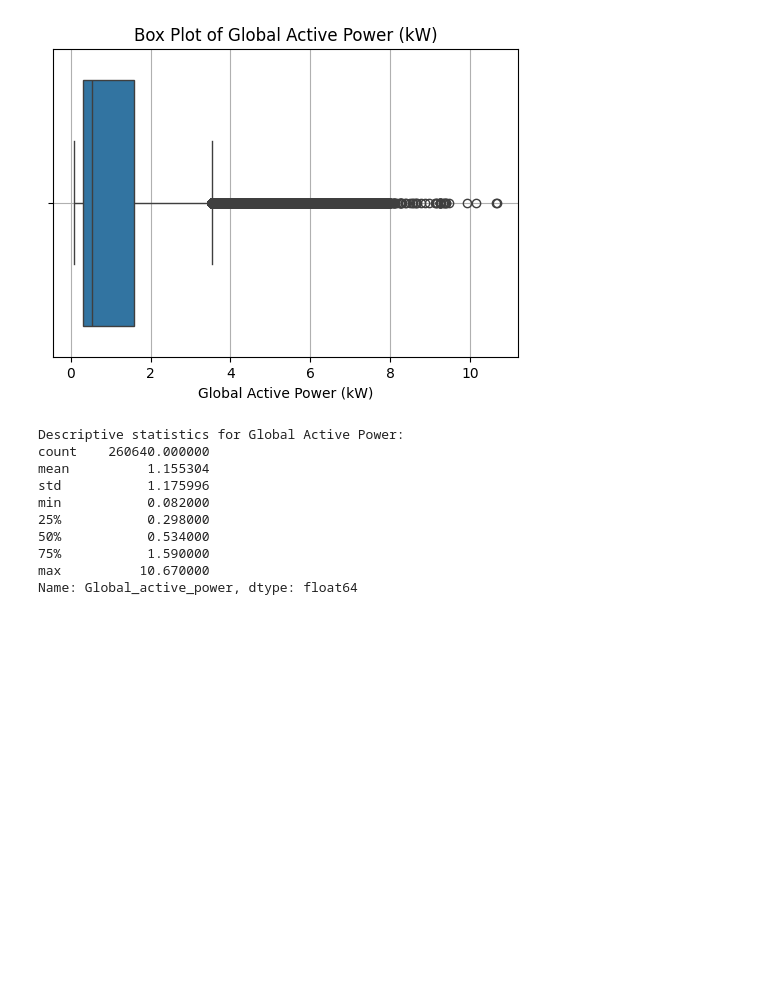
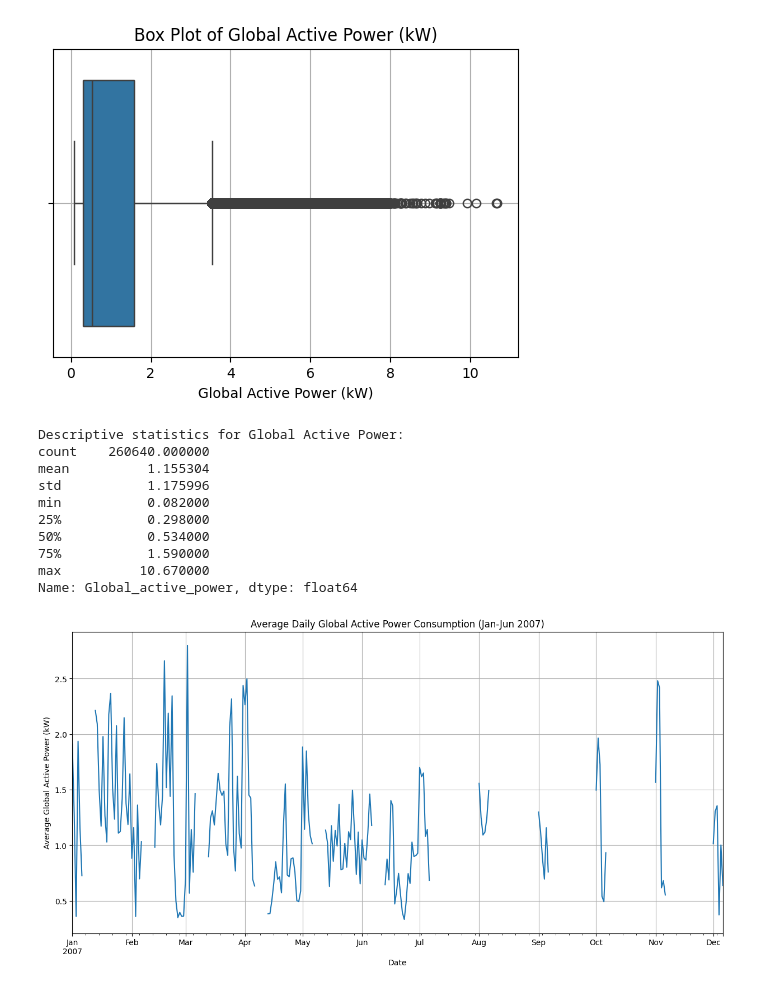
Before and after one commit to rshikha95/Sustainability-Energy-Project, a Jupyter notebook: 01_Data_Loading_and_EDA.ipynb, the cells around one changed output. Drawn from its saved outputs; the diff is of its cells as text; code cells hidden in the pictures; blank space fills up the shorter version.

```diff
--- a/01_Data_Loading_and_EDA.ipynb
+++ b/01_Data_Loading_and_EDA.ipynb
@@ -248,3 +248,18 @@ min           0.082000
 75%           1.590000
 max          10.670000
 Name: Global_active_power, dtype: float64
+# %%
+#Time Series Plot of Global Active Power (Daily Average)
+if df is not None:
+    # Resample to daily average power
+    df_daily_avg_power = df['Global_active_power'].resample('D').mean() # 'D' for daily frequency
+
+    plt.figure(figsize=(15, 7))
+    df_daily_avg_power.plot()
+    plt.title('Average Daily Global Active Power Consumption (Jan-Jun 2007)')
+    plt.xlabel('Date')
+    plt.ylabel('Average Global Active Power (kW)')
+    plt.grid(True)
+    plt.show()
+# %% [output]
+[figure, added]
```
Also changed, not shown: parts of 7 cells of this notebook.
